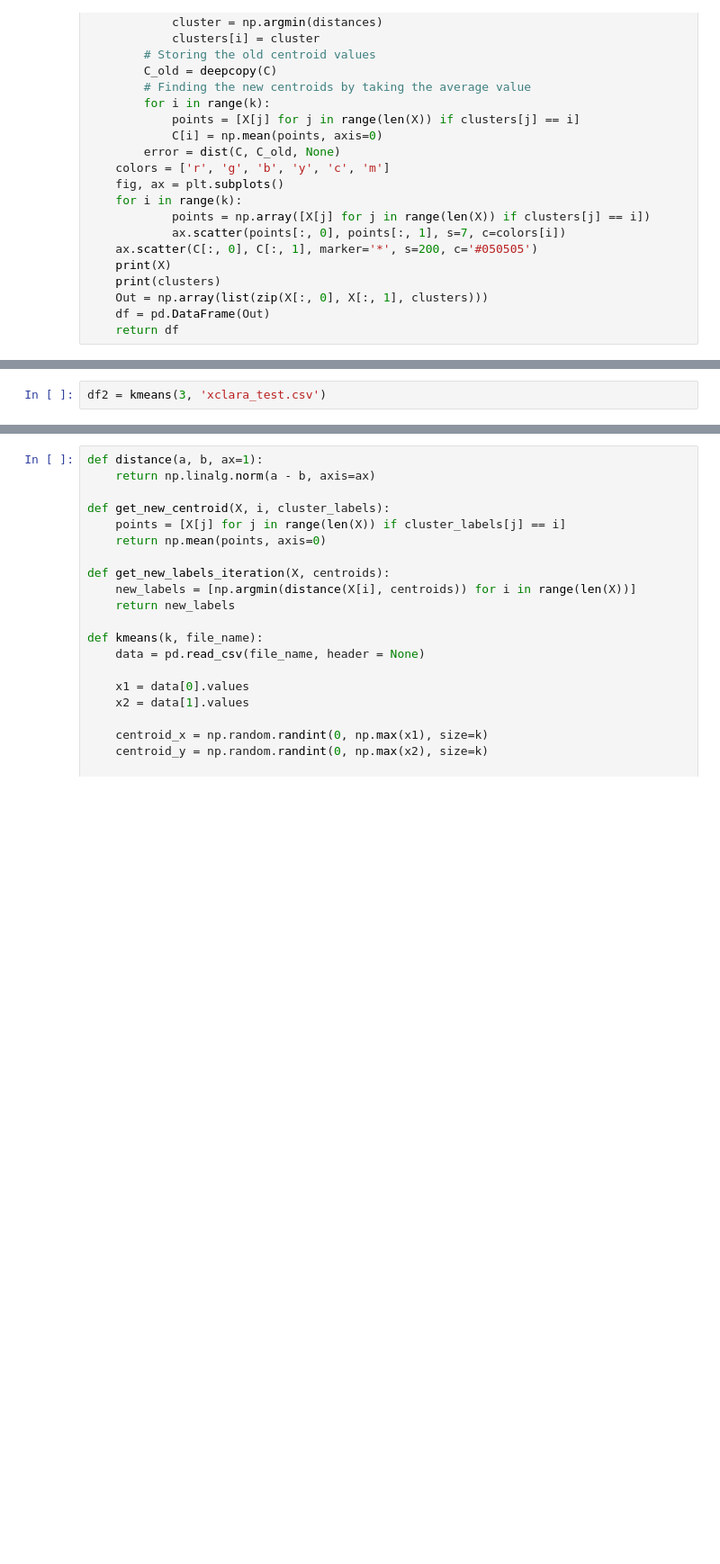
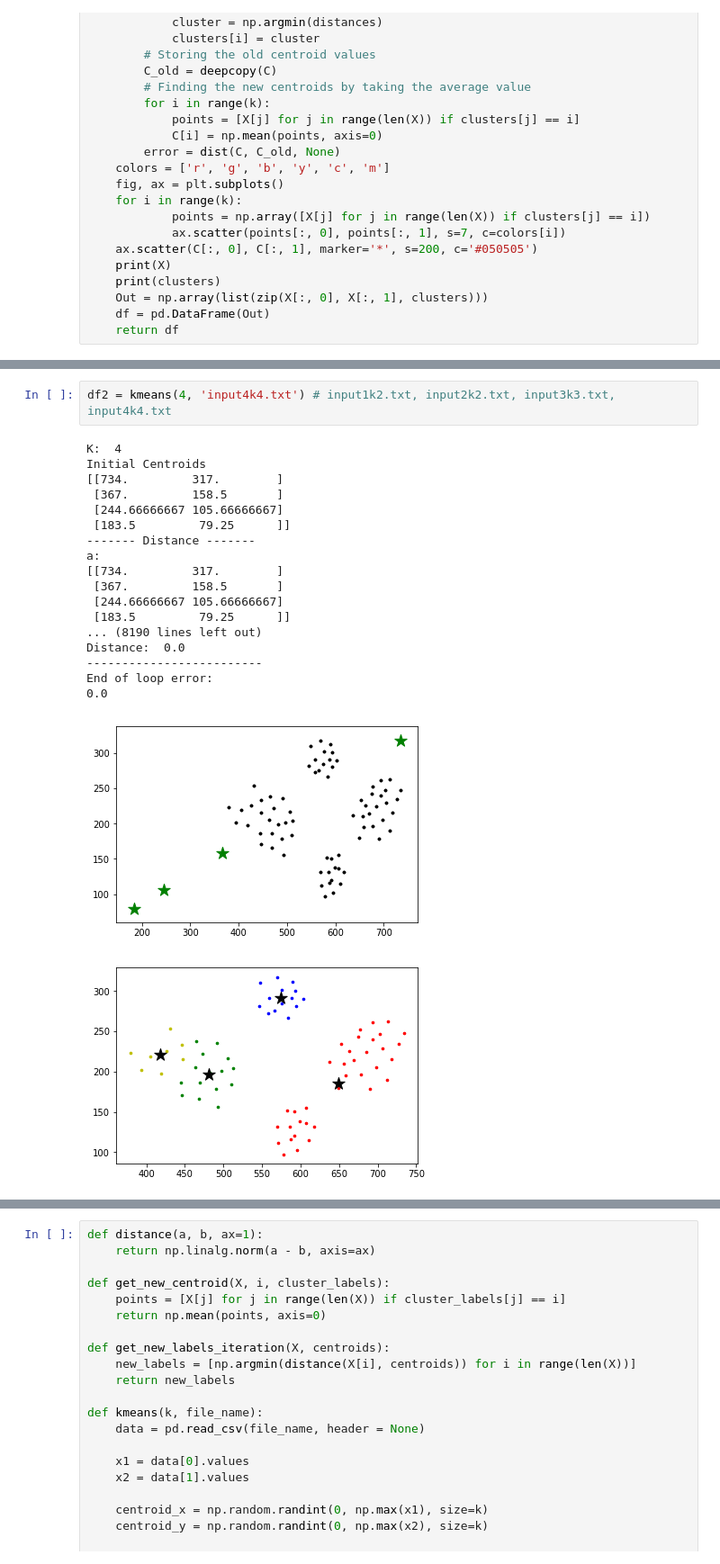
Before and after one commit to JoshuaLelon/anki-notes, a Jupyter notebook: cs7312/a2/kmeans.ipynb, the cells around one changed output, grey strips where cells are left out. Shown at 90% size. Drawn from its saved outputs; the diff is of its cells as text; blank space fills up the shorter version.

```diff
--- a/cs7312/a2/kmeans.ipynb
+++ b/cs7312/a2/kmeans.ipynb
@@ -179,7 +216,27 @@ def kmeans(k, file_name):
     Out = np.array(list(zip(X[:, 0], X[:, 1], cluster_labels)))
     df = pd.DataFrame(Out)
     return df
-# %%
-df2 = kmeans(3, 'xclara_test.csv')
+# %%
+df2 = kmeans(4, 'input4k4.txt') # input1k2.txt, input2k2.txt, input3k3.txt, input4k4.txt
+# %% [output]
+K:  4
+Initial Centroids
+[[734.         317.        ]
+ [367.         158.5       ]
+ [244.66666667 105.66666667]
+ [183.5         79.25      ]]
+------- Distance -------
+a:
+[[734.         317.        ]
+ [367.         158.5       ]
+ [244.66666667 105.66666667]
+ [183.5         79.25      ]]
+... (8190 lines left out)
+Distance:  0.0
+-------------------------
+End of loop error:
+0.0
+[figure, added]
+[figure, added]
 # %%
 df2[2].value_counts()
```
Also changed, not shown: parts of 5 cells of this notebook, 17 other files.
